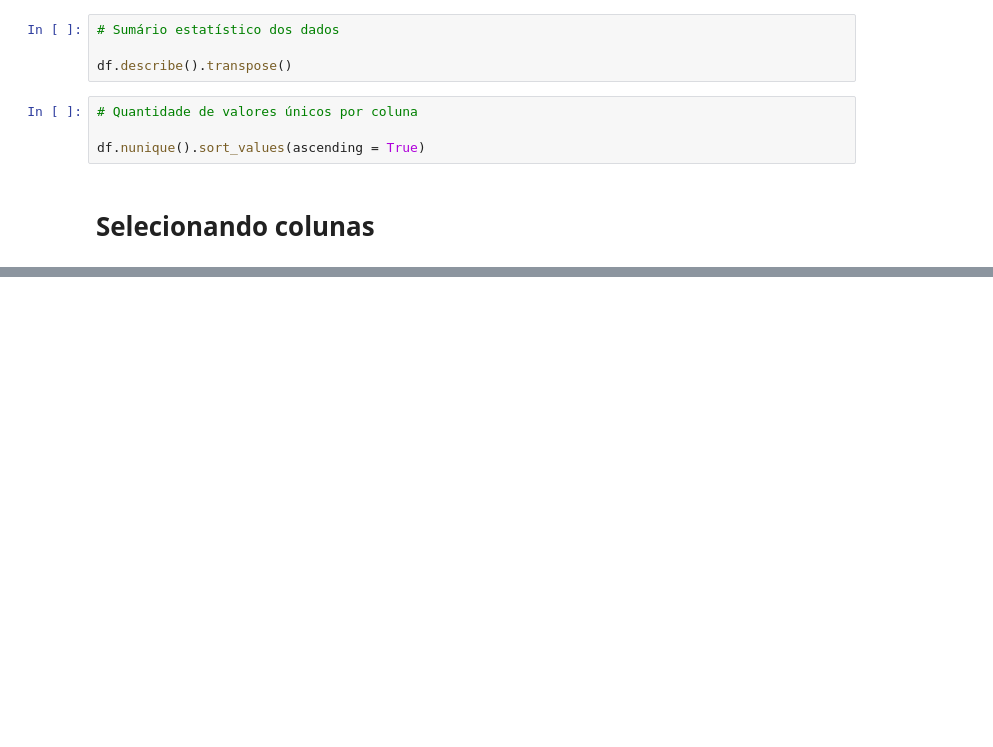
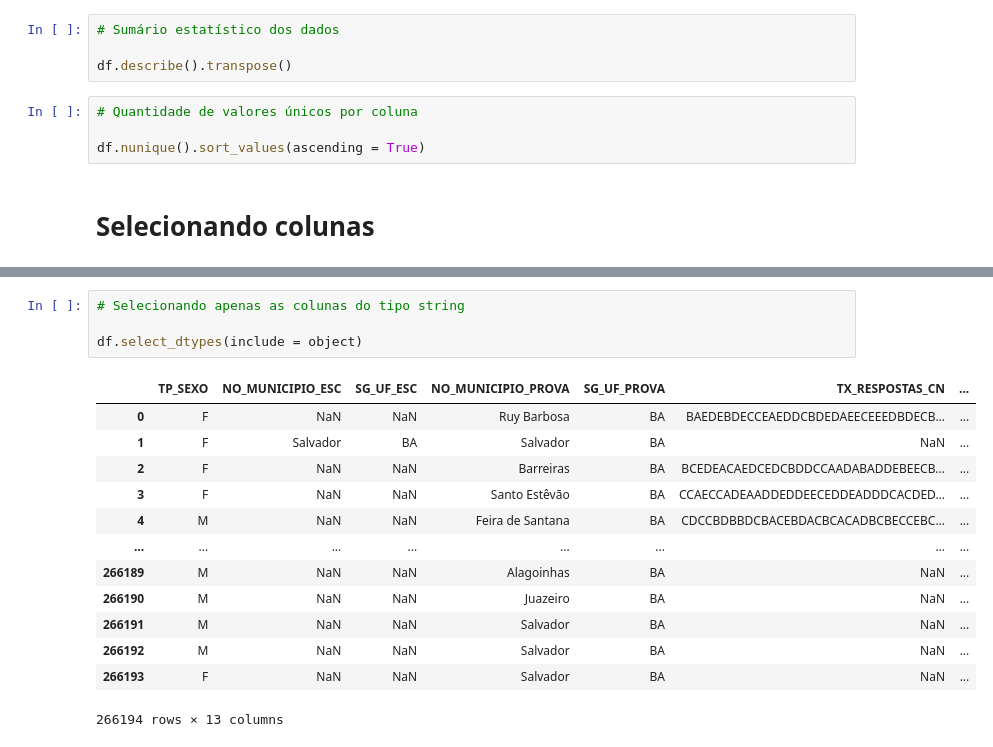
Before and after one commit to JevertonFlores/DA_python_dados_enem, a Jupyter notebook: Data_Analytics_Data_Viking.ipynb, the cells around one changed output, grey strips where cells are left out. Cells and saved outputs as stored; diff of their text form; blank space fills up the shorter version.

```diff
--- a/Data_Analytics_Data_Viking.ipynb
+++ b/Data_Analytics_Data_Viking.ipynb
@@ -87,0 +193,18 @@ df.nunique().sort_values(ascending = True)
+# %%
+# Selecionando apenas as colunas do tipo string
+
+df.select_dtypes(include = object)
+# %% [output]
+|  | TP_SEXO | NO_MUNICIPIO_ESC | SG_UF_ESC | NO_MUNICIPIO_PROVA | SG_UF_PROVA | TX_RESPOSTAS_CN | ... |
+| 0 | F | NaN | NaN | Ruy Barbosa | BA | BAEDEBDECCEAEDDCBDEDAEECEEEDBDECB... | ... |
+| 1 | F | Salvador | BA | Salvador | BA | NaN | ... |
+| 2 | F | NaN | NaN | Barreiras | BA | BCEDEACAEDCEDCBDDCCAADABADDEBEECB... | ... |
+| 3 | F | NaN | NaN | Santo Estêvão | BA | CCAECCADEAADDEDDEECEDDEADDDCACDED... | ... |
+| 4 | M | NaN | NaN | Feira de Santana | BA | CDCCBDBBDCBACEBDACBCACADBCBECCEBC... | ... |
+| ... | ... | ... | ... | ... | ... | ... | ... |
+| 266189 | M | NaN | NaN | Alagoinhas | BA | NaN | ... |
+| 266190 | M | NaN | NaN | Juazeiro | BA | NaN | ... |
+| 266191 | M | NaN | NaN | Salvador | BA | NaN | ... |
+| 266192 | M | NaN | NaN | Salvador | BA | NaN | ... |
+| 266193 | F | NaN | NaN | Salvador | BA | NaN | ... |
+266194 rows × 13 columns
```
Also changed, not shown: parts of 11 cells of this notebook.
